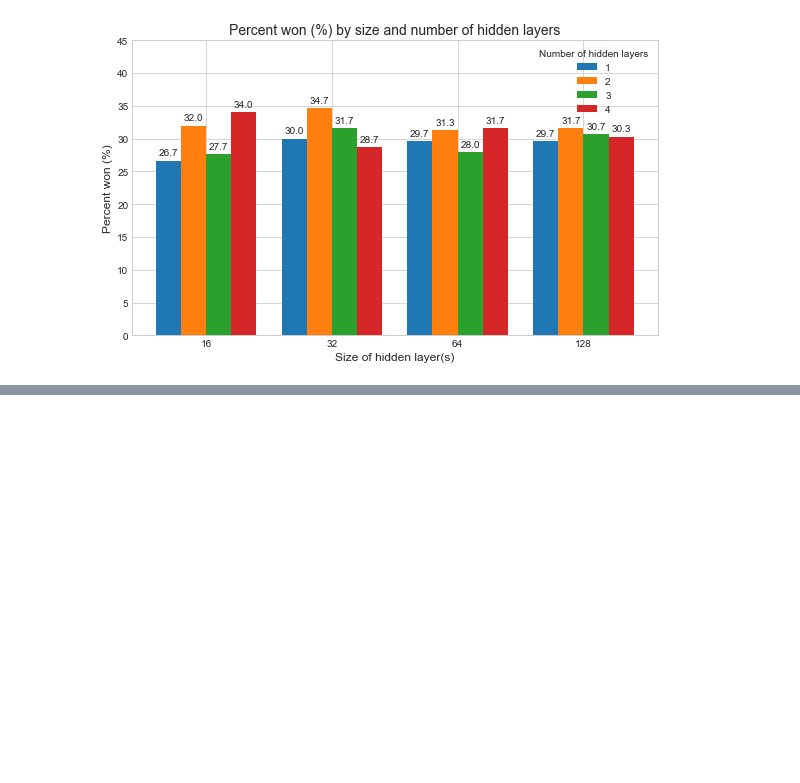
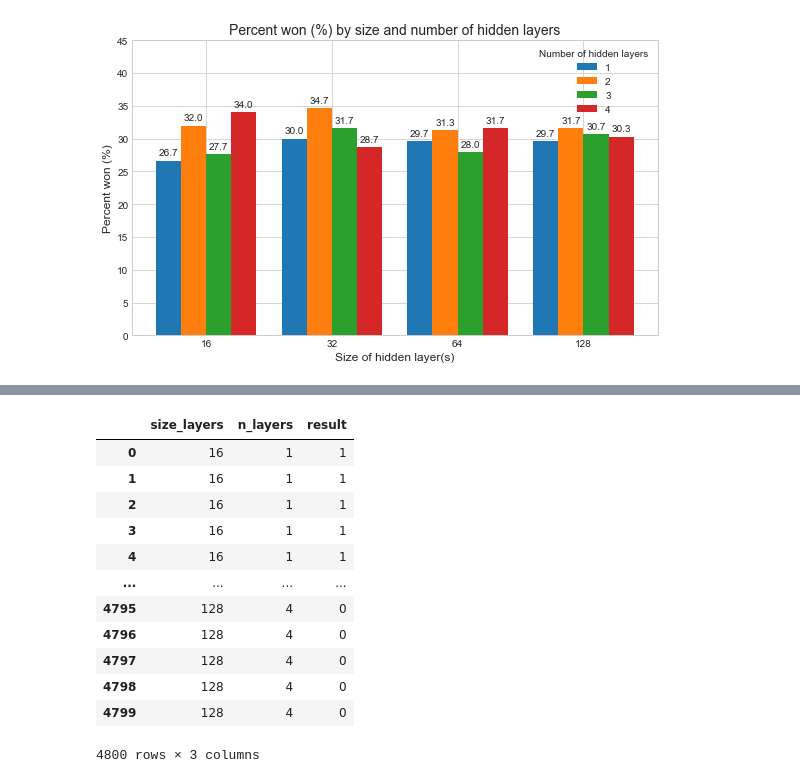
Before and after one commit to dekzok/schnapsen, a Jupyter notebook: data_analysis.ipynb, the cells around one changed output, grey strips where cells are left out. Cells and saved outputs as stored; diff of their text form; code cells hidden in the pictures; blank space fills up the shorter version.

```diff
--- a/data_analysis.ipynb
+++ b/data_analysis.ipynb
@@ -113,3 +114,8 @@ fig.tight_layout()
 plt.show()
 # %% [output]
 [figure]
+# %%
+def total_won(a):
+    return sum([x[0] for x in a])
+wins_total_won = wins.applymap(total_won)
+wins_total_won
@@ -115,0 +128,25 @@ plt.show()
+# %%
+data_expanded = []
+for a,b in wins_total_won.iterrows():
+    for c in [16,32,64,128]:
+        for i in range(b[c]):
+            data_expanded.append([c,a,1])
+        for i in range(300-b[c]):
+            data_expanded.append([c,a,0])
+
+wins_expanded = pd.DataFrame(data=data_expanded,columns=["size_layers","n_layers","result"])
+wins_expanded
+# %% [output]
+|  | size_layers | n_layers | result |
+| 0 | 16 | 1 | 1 |
+| 1 | 16 | 1 | 1 |
+| 2 | 16 | 1 | 1 |
+| 3 | 16 | 1 | 1 |
+| 4 | 16 | 1 | 1 |
+| ... | ... | ... | ... |
+| 4795 | 128 | 4 | 0 |
+| 4796 | 128 | 4 | 0 |
+| 4797 | 128 | 4 | 0 |
+| 4798 | 128 | 4 | 0 |
+| 4799 | 128 | 4 | 0 |
+4800 rows × 3 columns
```
Also changed, not shown: parts of 6 cells of this notebook.
